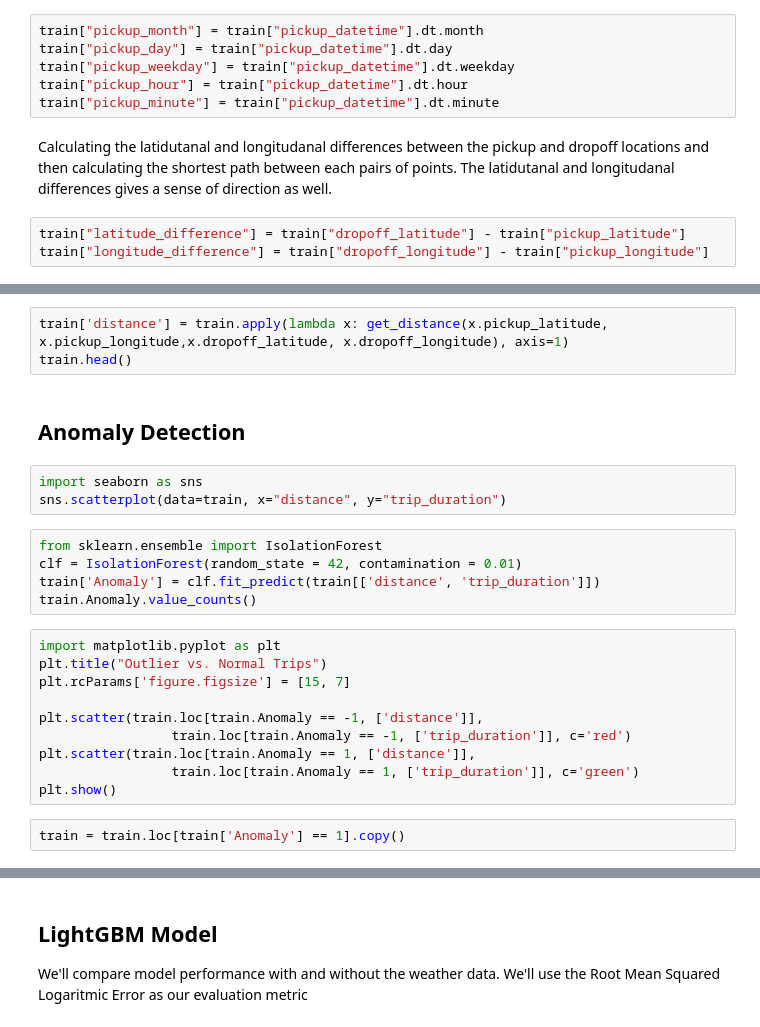
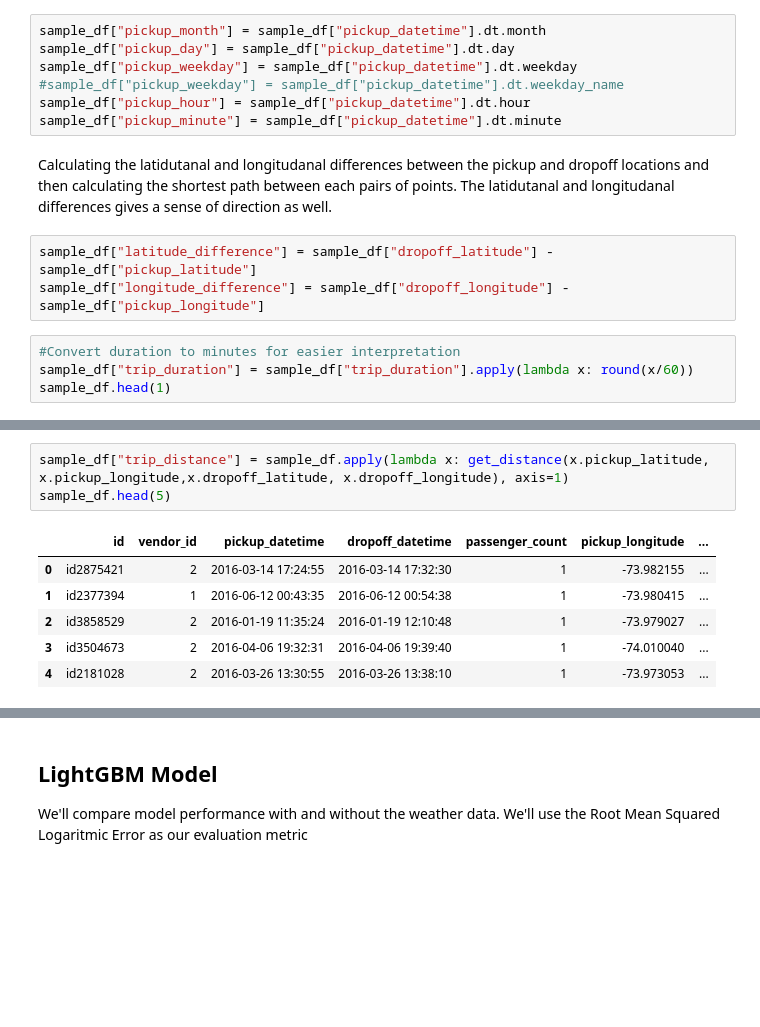
Before and after one commit to hotwings-icarus/VehicleRouteOptimizaton, a Jupyter notebook: LightGBM_model1.ipynb, the cells around one changed output, grey strips where cells are left out. Cells and saved outputs as stored; diff of their text form; blank space fills up the shorter version.

```diff
--- a/LightGBM_model1.ipynb
+++ b/LightGBM_model1.ipynb
@@ -33,14 +100,18 @@ train.info()
 ## Feature Engineering
 Creating feature like month, date, hour and minutes from the pickup_datetime feature.
 # %%
-train["pickup_month"] = train["pickup_datetime"].dt.month
-train["pickup_day"] = train["pickup_datetime"].dt.day
-train["pickup_weekday"] = train["pickup_datetime"].dt.weekday
-train["pickup_hour"] = train["pickup_datetime"].dt.hour
-train["pickup_minute"] = train["pickup_datetime"].dt.minute
+sample_df["pickup_month"] = sample_df["pickup_datetime"].dt.month
+sample_df["pickup_day"] = sample_df["pickup_datetime"].dt.day
+sample_df["pickup_weekday"] = sample_df["pickup_datetime"].dt.weekday #sample_df["pickup_weekday"] = sample_df["pickup_datetime"].dt.weekday_name
+sample_df["pickup_hour"] = sample_df["pickup_datetime"].dt.hour
+sample_df["pickup_minute"] = sample_df["pickup_datetime"].dt.minute
 # %% [markdown]
 Calculating the latidutanal and longitudanal differences between the pickup and dropoff locations and then calculating the shortest path between each pairs of points.
 The latidutanal and longitudanal differences gives a sense of direction as well.
 # %%
-train["latitude_difference"] = train["dropoff_latitude"] - train["pickup_latitude"]
-train["longitude_difference"] = train["dropoff_longitude"] - train["pickup_longitude"]
+sample_df["latitude_difference"] = sample_df["dropoff_latitude"] - sample_df["pickup_latitude"]
+sample_df["longitude_difference"] = sample_df["dropoff_longitude"] - sample_df["pickup_longitude"]
+# %%
+#Convert duration to minutes for easier interpretation
+sample_df["trip_duration"] = sample_df["trip_duration"].apply(lambda x: round(x/60))
+sample_df.head(1)
@@ -54,25 +132,10 @@ def get_distance(source_lat, source_long, dest_lat, dest_long):
 # %%
-train['distance'] = train.apply(lambda x: get_distance(x.pickup_latitude, x.pickup_longitude,x.dropoff_latitude, x.dropoff_longitude), axis=1)
-train.head()
+sample_df["trip_distance"] = sample_df.apply(lambda x: get_distance(x.pickup_latitude, x.pickup_longitude,x.dropoff_latitude, x.dropoff_longitude), axis=1)
+sample_df.head(5)
+# %% [output]
+|  | id | vendor_id | pickup_datetime | dropoff_datetime | passenger_count | pickup_longitude | ... |
+| 0 | id2875421 | 2 | 2016-03-14 17:24:55 | 2016-03-14 17:32:30 | 1 | -73.982155 | ... |
+| 1 | id2377394 | 1 | 2016-06-12 00:43:35 | 2016-06-12 00:54:38 | 1 | -73.980415 | ... |
+| 2 | id3858529 | 2 | 2016-01-19 11:35:24 | 2016-01-19 12:10:48 | 1 | -73.979027 | ... |
+| 3 | id3504673 | 2 | 2016-04-06 19:32:31 | 2016-04-06 19:39:40 | 1 | -74.010040 | ... |
+| 4 | id2181028 | 2 | 2016-03-26 13:30:55 | 2016-03-26 13:38:10 | 1 | -73.973053 | ... |
-# %% [markdown]
-## Anomaly Detection
-# %%
-import seaborn as sns
-sns.scatterplot(data=train, x="distance", y="trip_duration")
-# %%
-from sklearn.ensemble import IsolationForest
-clf = IsolationForest(random_state = 42, contamination = 0.01)
-train['Anomaly'] = clf.fit_predict(train[['distance', 'trip_duration']])
-train.Anomaly.value_counts()
-# %%
-import matplotlib.pyplot as plt
-plt.title("Outlier vs. Normal Trips")
-plt.rcParams['figure.figsize'] = [15, 7]
-
-plt.scatter(train.loc[train.Anomaly == -1, ['distance']],
-                 train.loc[train.Anomaly == -1, ['trip_duration']], c='red')
-plt.scatter(train.loc[train.Anomaly == 1, ['distance']],
-                 train.loc[train.Anomaly == 1, ['trip_duration']], c='green')
-plt.show()
-# %%
-train = train.loc[train['Anomaly'] == 1].copy()
```
Also changed, not shown: parts of 37 cells of this notebook, 2 other files.
